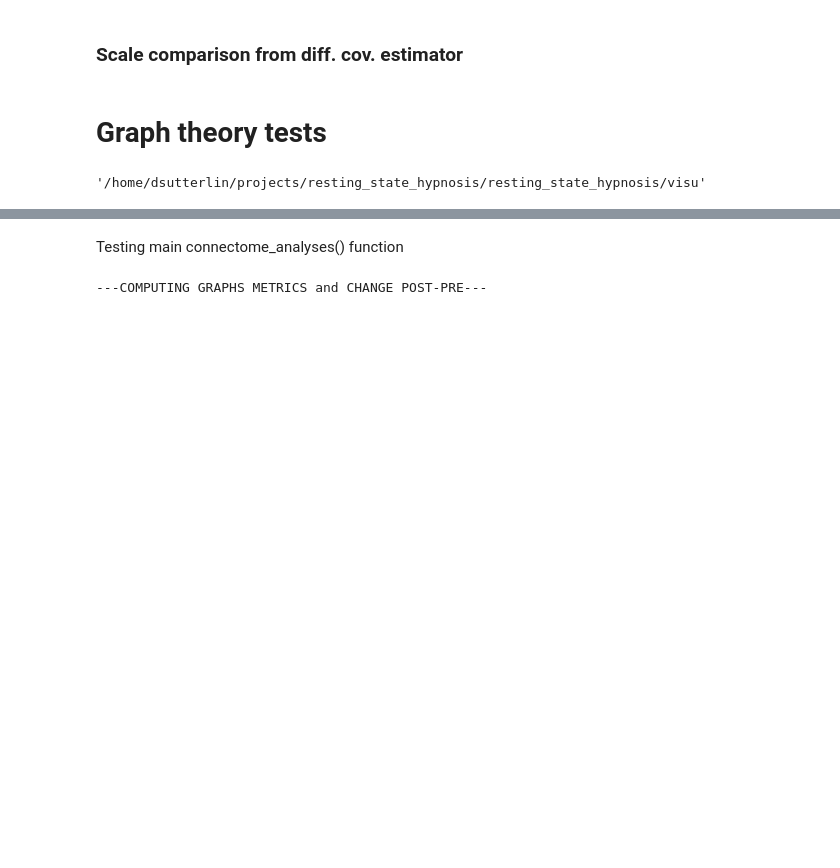
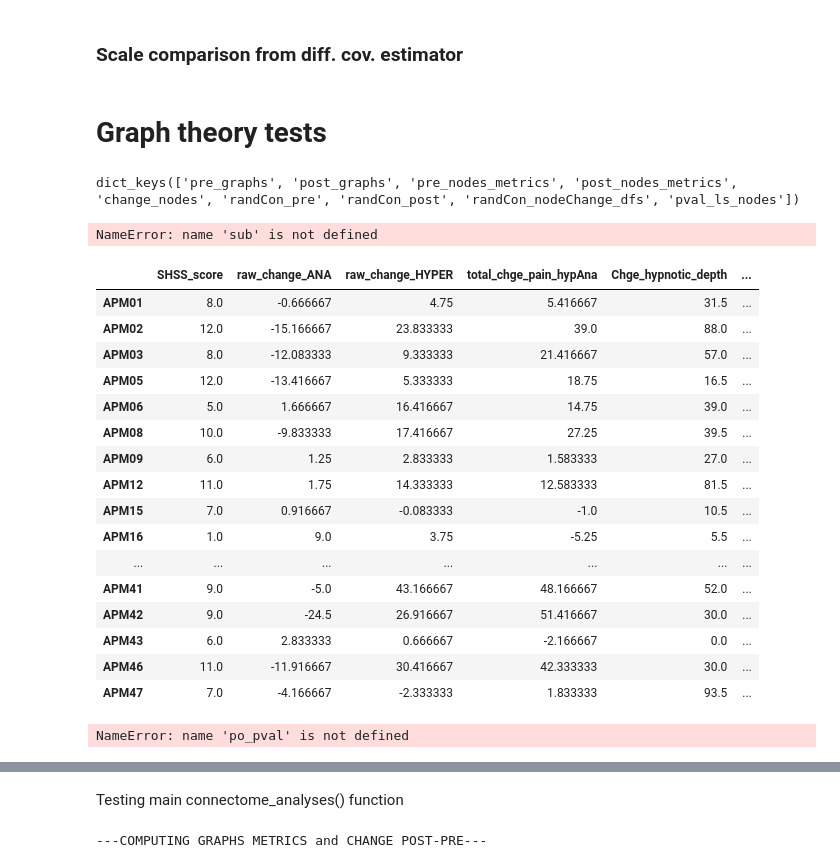
Before and after one commit to dylansutterlin/resting_state_hypnosis, a Jupyter notebook: visu/graphs_visu.ipynb, the cells around one changed output, grey strips where cells are left out. Cells and saved outputs as stored; diff of their text form; code cells hidden in the pictures; blank space fills up the shorter version.

Commit message:
visu modif

```diff
--- a/visu/graphs_visu.ipynb
+++ b/visu/graphs_visu.ipynb
@@ -1902,7 +1910,61 @@ print('zcontrast_mean_connectome', resultspz['zcontrast_mean_connectome'].max(),
 print('pre_series', resultspz['pre_series'][0].max(), '{:f}'.format(resultspp['pre_series'][0].max()), resultscovz['pre_series'][0].max(), resultscorz['pre_series'][0].max())
 # %% [markdown]
 # Graph theory tests
-# %%
-os.getcwd()
-# %% [output]
-'/home/dsutterlin/projects/resting_state_hypnosis/resting_state_hypnosis/visu'
+# %%
+os.getcwd()
+data.keys()
+print(fdict.keys())
+node_labels = ['strength', 'strengthnorm', 'eigenCent', 'closeCent', 'betCentrality',
+       'degCentrality', 'clustering', 'localEfficiency']
+fdict['randCon_nodeChange_dfs'][sub][399]
+po_strenghts = [df.loc['Cingulate gyrus mid-anterior', 'eigenCent'] for df in fdict['change_nodes']]
+po_pval = [df.loc['Cingulate gyrus mid-anterior', 'strength'] for df in fdict['pval_ls_nodes']]
+# %% [output]
+dict_keys(['pre_graphs', 'post_graphs', 'pre_nodes_metrics', 'post_nodes_metrics', 'change_nodes', 'randCon_pre', 'randCon_post', 'randCon_nodeChange_dfs', 'pval_ls_nodes'])
+NameError: name 'sub' is not defined
+# %%
+reg_dict['phenotype']
+# %% [output]
+|  | SHSS_score | raw_change_ANA | raw_change_HYPER | total_chge_pain_hypAna | Chge_hypnotic_depth | ... |
+| APM01 | 8.0 | -0.666667 | 4.75 | 5.416667 | 31.5 | ... |
+| APM02 | 12.0 | -15.166667 | 23.833333 | 39.0 | 88.0 | ... |
+| APM03 | 8.0 | -12.083333 | 9.333333 | 21.416667 | 57.0 | ... |
+| APM05 | 12.0 | -13.416667 | 5.333333 | 18.75 | 16.5 | ... |
+| APM06 | 5.0 | 1.666667 | 16.416667 | 14.75 | 39.0 | ... |
+| APM08 | 10.0 | -9.833333 | 17.416667 | 27.25 | 39.5 | ... |
+| APM09 | 6.0 | 1.25 | 2.833333 | 1.583333 | 27.0 | ... |
+| APM12 | 11.0 | 1.75 | 14.333333 | 12.583333 | 81.5 | ... |
+| APM15 | 7.0 | 0.916667 | -0.083333 | -1.0 | 10.5 | ... |
+| APM16 | 1.0 | 9.0 | 3.75 | -5.25 | 5.5 | ... |
+| ... | ... | ... | ... | ... | ... | ... |
+| APM41 | 9.0 | -5.0 | 43.166667 | 48.166667 | 52.0 | ... |
+| APM42 | 9.0 | -24.5 | 26.916667 | 51.416667 | 30.0 | ... |
+| APM43 | 6.0 | 2.833333 | 0.666667 | -2.166667 | 0.0 | ... |
+| APM46 | 11.0 | -11.916667 | 30.416667 | 42.333333 | 30.0 | ... |
+| APM47 | 7.0 | -4.166667 | -2.333333 | 1.833333 | 93.5 | ... |
+# %%
+import matplotlib.pyplot as plt
+vd = list(np.array(reg_dict['phenotype']['total_chge_pain_hypAna']))
+vi = np.array(po_pval)
+vi_name = 'po strengh'
+vd_name = 'automat'
+title = 'ArithmeticError'
+corr_coeff, p_value = stats.pearsonr(vd, vi)
+r_squared = np.corrcoef(np.array(vd), vi)[0, 1]**2
+# Scatter plot of vd score vs mean rCBF diff
+plt.scatter(vd, vi)
+regression_params = np.polyfit(vd, vi, 1)
+regression_line = np.polyval(regression_params, vd)
+
+# Plot the regression line
+plt.plot(vd, regression_line, color='red', linewidth=2, label='Regression Line')
+
+plt.xlabel(f'{vd_name} score')
+plt.ylabel(f'{vi_name}')
+plt.title(title)
+text = f'Correlation: {corr_coeff:.2f}\nP-value: {p_value:.4f}\nR-squared: {r_squared:.2f}'
+plt.annotate(text, xy=(0.05, 0.85), xycoords='axes fraction', fontsize=10, ha='left', va='top')
+#plt.savefig(os.path.join(save_to, 'fig_autoXrCBF-correl.png'))
+plt.show()
+# %% [output]
+NameError: name 'po_pval' is not defined
```
Also changed, not shown: parts of 14 cells of this notebook, 1 other file.
